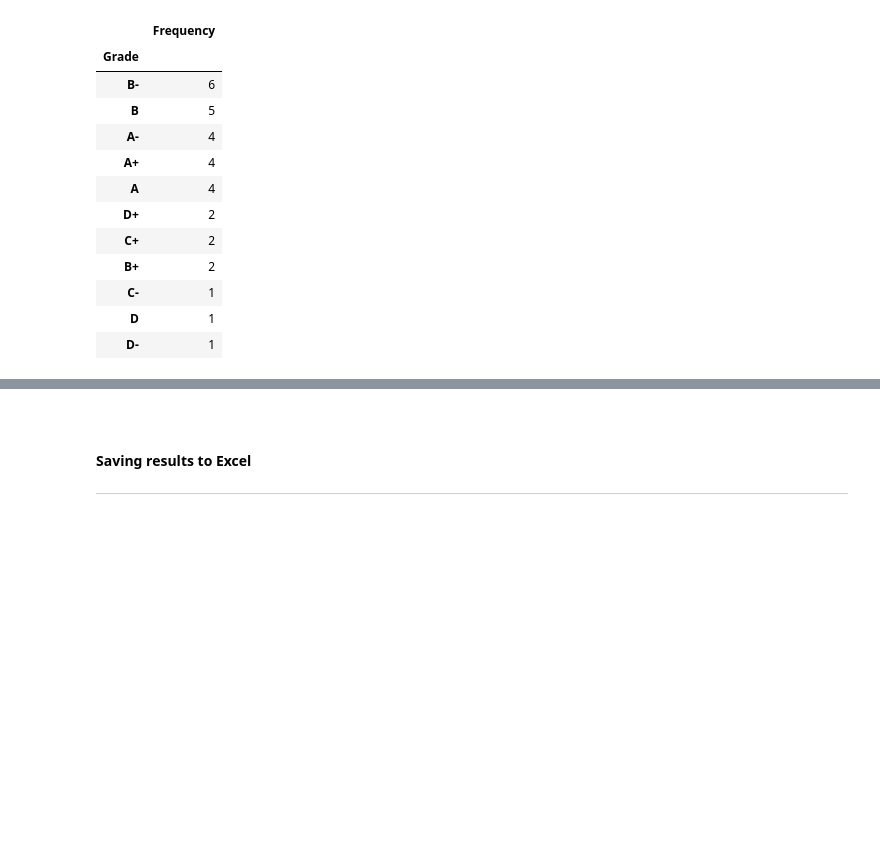
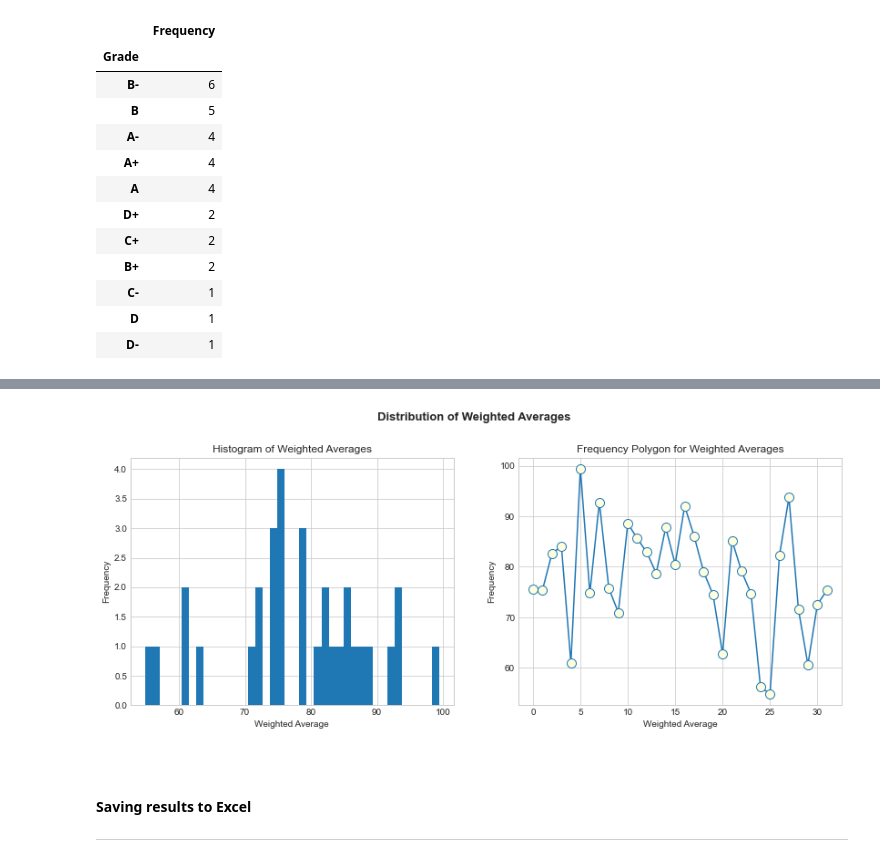
Before and after one commit to olgarozhdestvina/Data-Science-and-Machine-Learning, a Jupyter notebook: Data analytics/Language tests/Final grade.ipynb, the cells around one changed output, grey strips where cells are left out. Saved outputs shown, nothing was run; the diff lists cells and outputs as text; code cells hidden in the pictures; blank space fills up the shorter version.

```diff
--- a/Data analytics/Language tests/Final grade.ipynb
+++ b/Data analytics/Language tests/Final grade.ipynb
@@ -236,3 +251,24 @@ freq
+# %%
+# histograms and frequency polygon
+fig, [ax0, ax1] = plt.subplots(1,2, figsize=(14,5))
+fig.suptitle('Distribution of Weighted Averages', y=1.02, weight='bold', fontsize=13)
+
+# weighted scores hist
+ax0.hist(test_res['Wtd. Avg'], bins=40)
+ax0.set(title='Histogram of Weighted Averages',
+      xlabel='Weighted Average',
+      ylabel='Frequency')
+
+# weighted scores freq polygon
+ax1.plot(test_res['Wtd. Avg'],marker='.', linestyle='solid', markersize=20, markerfacecolor='lightyellow')
+ax1.set(title='Frequency Polygon for Weighted Averages',
+      xlabel='Weighted Average',
+      ylabel='Frequency')
+
+# save the plot
+plt.savefig('Data/distribution_of_weighted_averages.png', bbox_inches='tight');
+# %% [output]
+[figure, added]
 # %% [markdown]
 <br>
 
```
Also changed, not shown: parts of 5 cells of this notebook, 6 other files.
